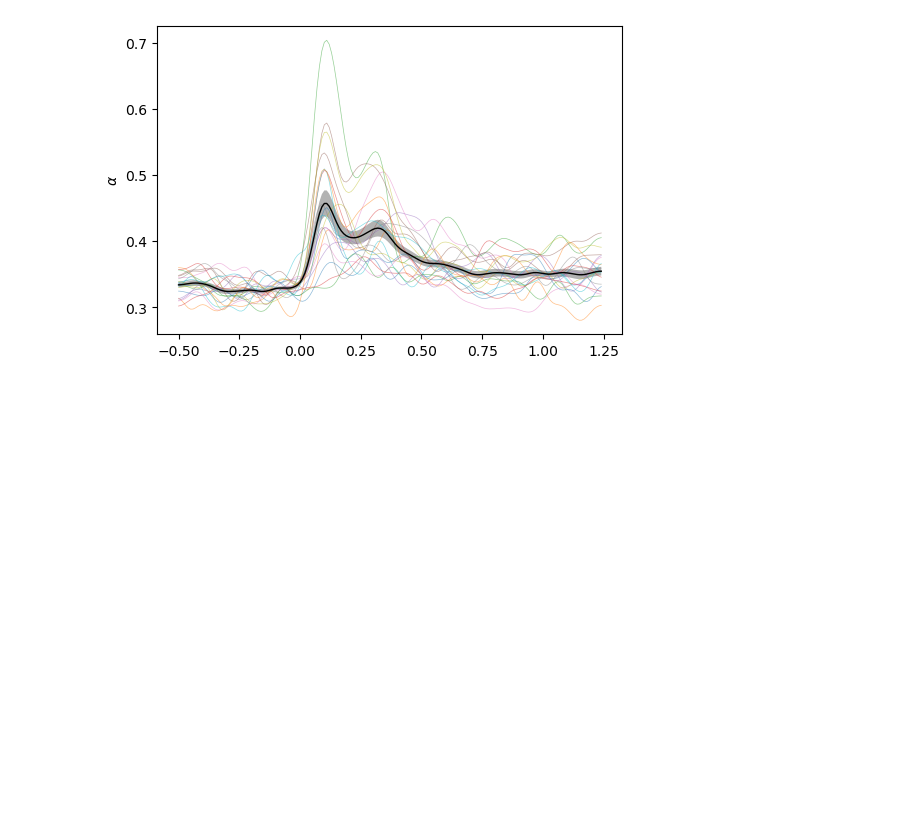
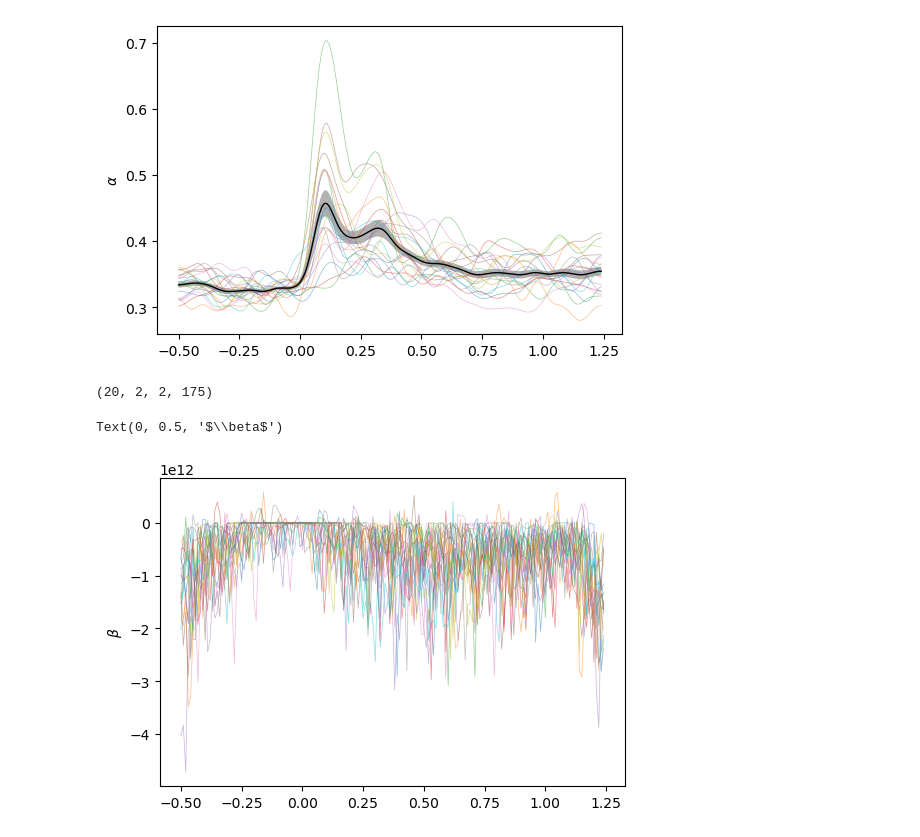
Before and after one commit to schekroud/tuningcurves, a Jupyter notebook: analysis/08_visParams_2stage_alphaminmax_glmfit.ipynb, the cells around one changed output. Drawn from its saved outputs; the diff is of its cells as text; code cells hidden in the pictures; blank space fills up the shorter version.

```diff
--- a/analysis/08_visParams_2stage_alphaminmax_glmfit.ipynb
+++ b/analysis/08_visParams_2stage_alphaminmax_glmfit.ipynb
@@ -168,3 +164,24 @@ ax.set_ylabel('$\\alpha$')
 # %% [output]
 Text(0, 0.5, '$\\alpha$')
 [figure]
+# %%
+glmfit.shape
+#subs x items x params x time
+# %% [output]
+(20, 2, 2, 175)
+# %%
+bm = np.nanmean(glmfit, axis=1) #average across items
+bm = bm[:, 0] #take just the beta value time course per participant
+
+fig=plt.figure(figsize=[6, 4])
+ax=fig.add_subplot(111)
+ax.plot(times, bm.T, lw = 0.5, alpha=0.5)
+#ax.plot(times, am.mean(0), lw = 1, color='k')
+# ax.fill_between(times,
+#                 np.add(am.mean(0), sp.stats.sem(am, 0, ddof=0)),
+#                 np.subtract(am.mean(0), sp.stats.sem(am, 0, ddof=0)),
+#                 color='k', alpha=0.3, edgecolor=None)
+ax.set_ylabel('$\\beta$')
+# %% [output]
+Text(0, 0.5, '$\\beta$')
+[figure, added]
```
Also changed, not shown: parts of 2 cells of this notebook.
